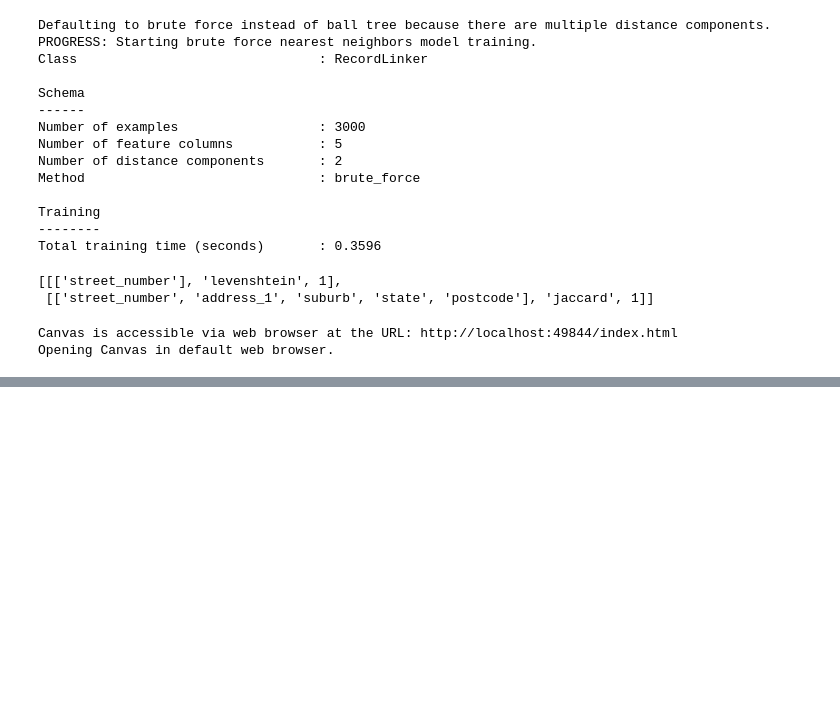
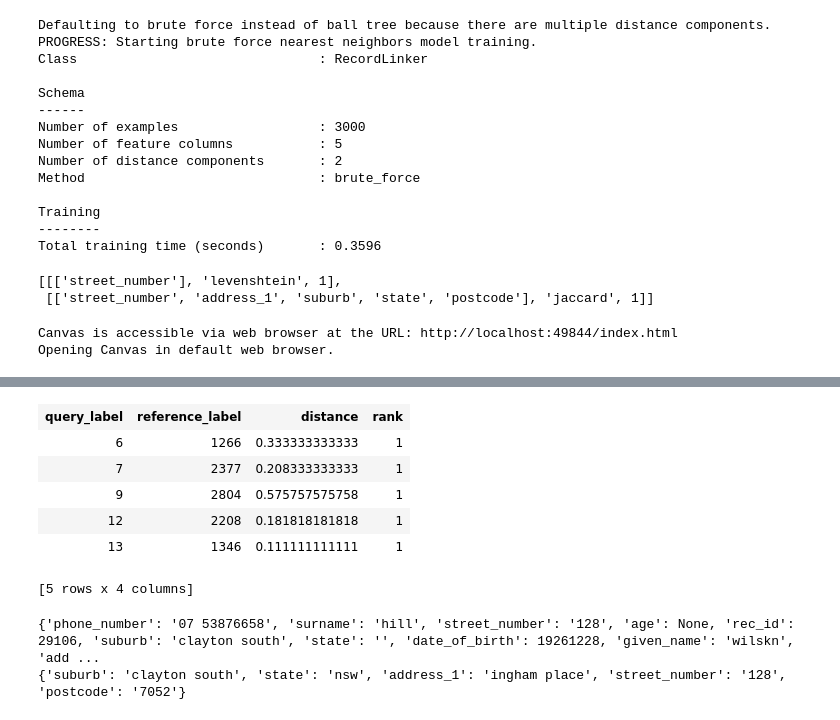
Before and after one commit to MatthewKrey-zz/DATO_Cleaning_Data, a Jupyter notebook: cleaning_data_with_dato.ipynb, the cells around one changed output, grey strips where cells are left out. Saved outputs shown, nothing was run; the diff lists cells and outputs as text; code cells hidden in the pictures; blank space fills up the shorter version.

Commit message:
add new nn model

```diff
--- a/cleaning_data_with_dato.ipynb
+++ b/cleaning_data_with_dato.ipynb
@@ -287,0 +293,19 @@ Opening Canvas in default web browser.
+# %%
+# Calibrate parameters for results quality
+matches = model2.link(agent_listings, k=None, radius=0.64, verbose=False)
+matches.head(5)
+# %% [output]
+| query_label | reference_label | distance | rank |
+| 6 | 1266 | 0.333333333333 | 1 |
+| 7 | 2377 | 0.208333333333 | 1 |
+| 9 | 2804 | 0.575757575758 | 1 |
+| 12 | 2208 | 0.181818181818 | 1 |
+| 13 | 1346 | 0.111111111111 | 1 |
+[5 rows x 4 columns]
+# %%
+# Evaluate matches manually to confirm accuracy of match strength
+print agent_listings[6]
+print post_address[1266]
+# %% [output]
+{'phone_number': '07 53876658', 'surname': 'hill', 'street_number': '128', 'age': None, 'rec_id': 29106, 'suburb': 'clayton south', 'state': '', 'date_of_birth': 19261228, 'given_name': 'wilskn', 'add ...
+{'suburb': 'clayton south', 'state': 'nsw', 'address_1': 'ingham place', 'street_number': '128', 'postcode': '7052'}
```
Also changed, not shown: parts of 1 cell of this notebook.
